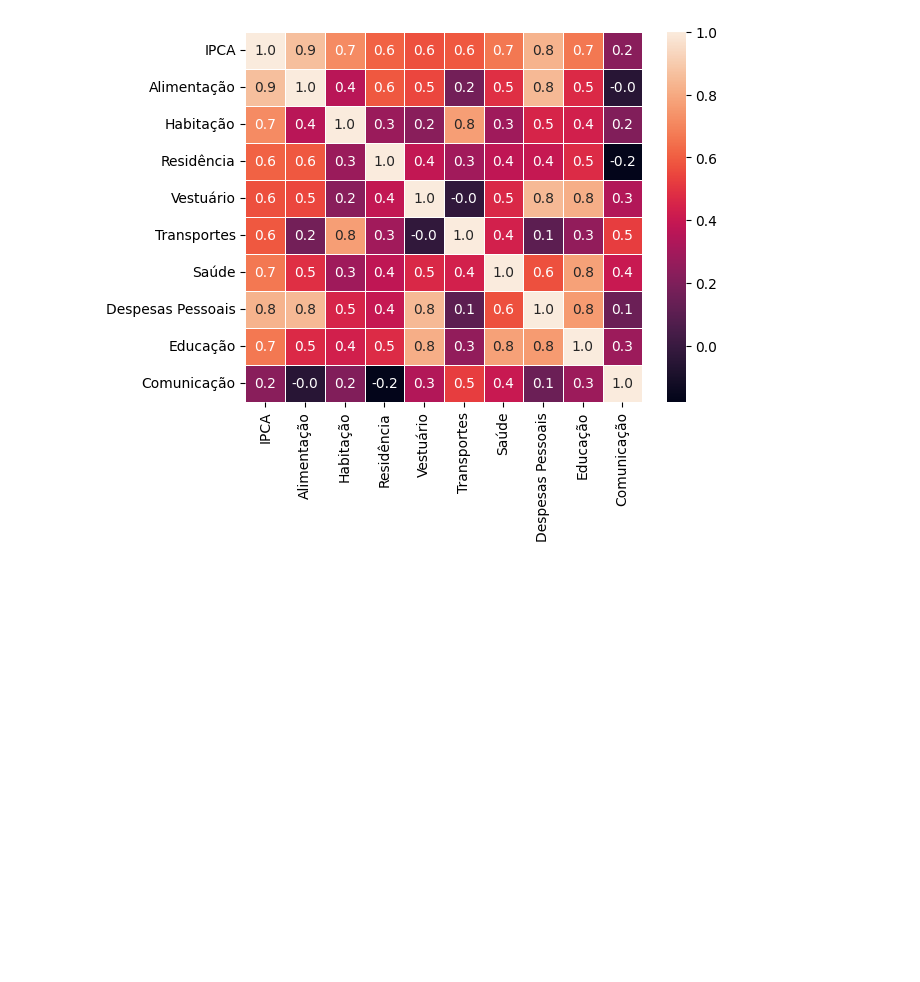
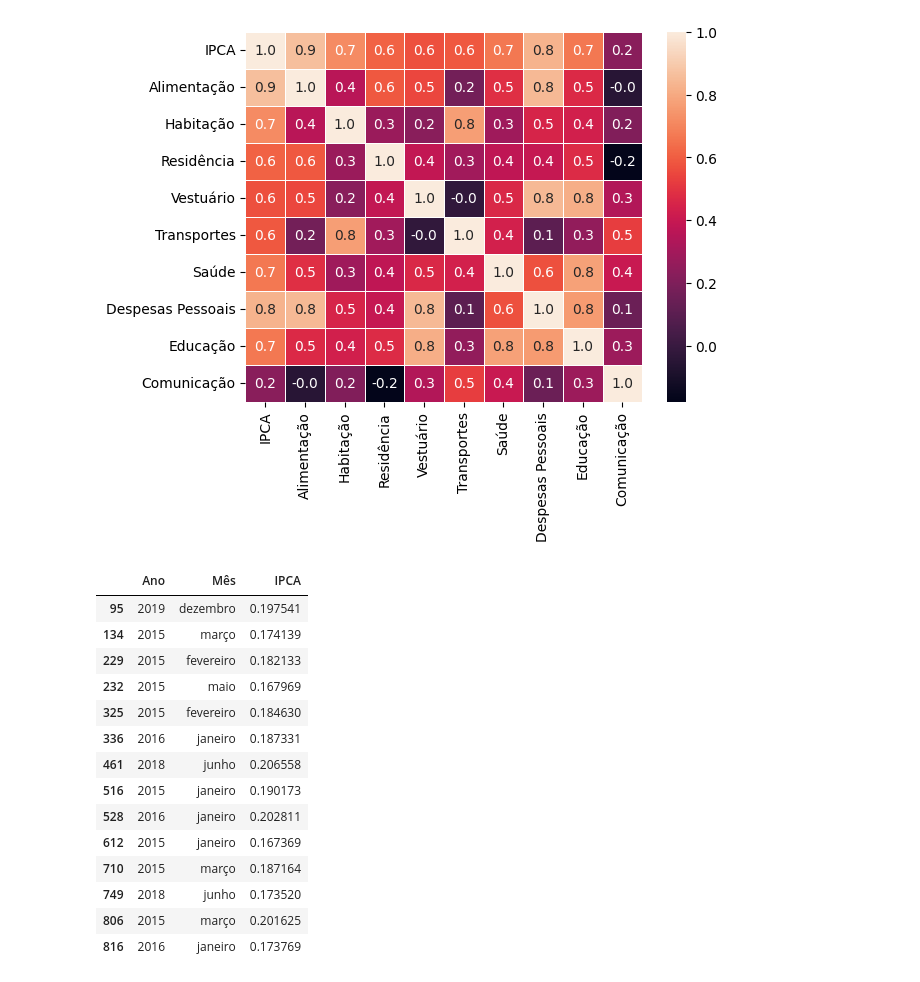
Before and after one commit to masterkey-07/proj-prob-ibge, a Jupyter notebook: notebook.ipynb, the cells around one changed output. Cells and saved outputs as stored; diff of their text form; code cells hidden in the pictures; blank space fills up the shorter version.

```diff
--- a/notebook.ipynb
+++ b/notebook.ipynb
@@ -97,3 +97,28 @@ plot
 # %% [output]
 <Axes: >
 [figure]
+# %%
+# sn.lineplot(data=agrupado_ano[['Alimentação', 'IPCA', 'Despesas Pessoais', 'Educação', 'Saúde']].sum())
+# sn.lineplot(data=agrupado_ano[[ 'IPCA', 'Comunicação']].sum())
+
+AIQ = dados['IPCA'].quantile(0.75) - dados['IPCA'].quantile(0.25)
+
+limite_superior = dados['IPCA'].quantile(0.75) + (1.5 * AIQ)
+
+dados[dados['IPCA'] > limite_superior][['Ano','Mês','IPCA']]
+# %% [output]
+|  | Ano | Mês | IPCA |
+| 95 | 2019 | dezembro | 0.197541 |
+| 134 | 2015 | março | 0.174139 |
+| 229 | 2015 | fevereiro | 0.182133 |
+| 232 | 2015 | maio | 0.167969 |
+| 325 | 2015 | fevereiro | 0.184630 |
+| 336 | 2016 | janeiro | 0.187331 |
+| 461 | 2018 | junho | 0.206558 |
+| 516 | 2015 | janeiro | 0.190173 |
+| 528 | 2016 | janeiro | 0.202811 |
+| 612 | 2015 | janeiro | 0.167369 |
+| 710 | 2015 | março | 0.187164 |
+| 749 | 2018 | junho | 0.173520 |
+| 806 | 2015 | março | 0.201625 |
+| 816 | 2016 | janeiro | 0.173769 |
```
